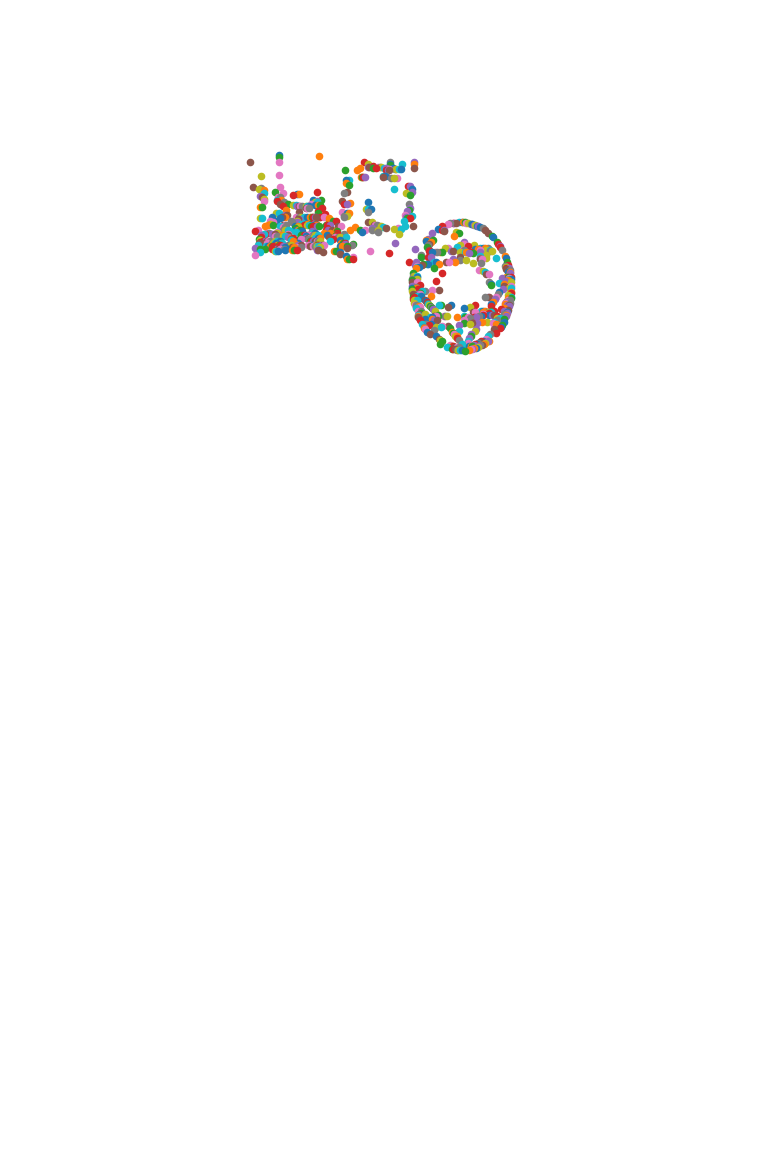
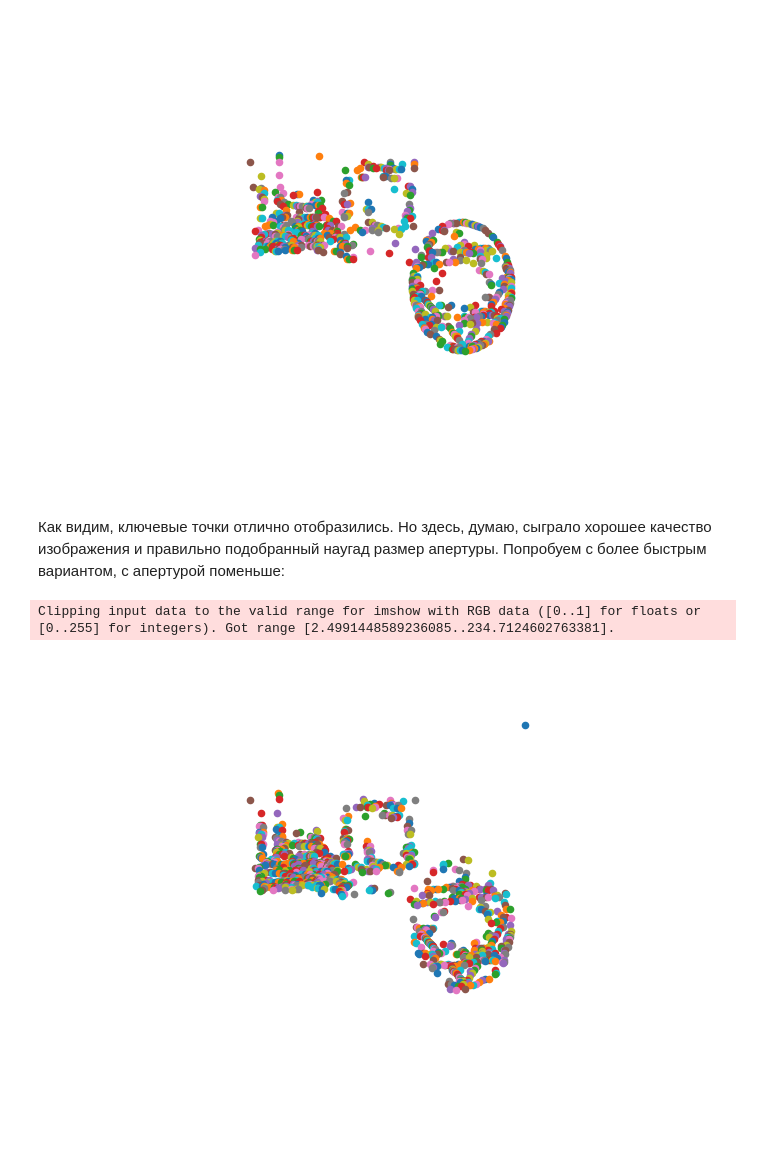
Before and after one commit to arskstn/cv-labs-sem8, a Jupyter notebook: lab1/lab2.ipynb, the cells around one changed output. Saved outputs shown, nothing was run; the diff lists cells and outputs as text; code cells hidden in the pictures; blank space fills up the shorter version.

```diff
--- a/lab1/lab2.ipynb
+++ b/lab1/lab2.ipynb
@@ -294,3 +337,14 @@ draw_keypoints(gray, keypoints)
 # %% [output]
 Clipping input data to the valid range for imshow with RGB data ([0..1] for floats or [0..255] for integers). Got range [2.4991448589236085..234.7124602763381].
 [figure]
+# %% [markdown]
+Как видим, ключевые точки отлично отобразились. Но здесь, думаю, сыграло хорошее качество изображения и правильно подобранный наугад размер апертуры. Попробуем с более быстрым вариантом, с апертурой поменьше:
+# %%
+gray = images_temp[1]
+
+keypoints, Ix, Iy = harris_keypoints(gray, minor_size=3)
+
+draw_keypoints(gray, keypoints)
+# %% [output]
+Clipping input data to the valid range for imshow with RGB data ([0..1] for floats or [0..255] for integers). Got range [2.4991448589236085..234.7124602763381].
+[figure, added]
```
Also changed, not shown: parts of 13 cells of this notebook.
